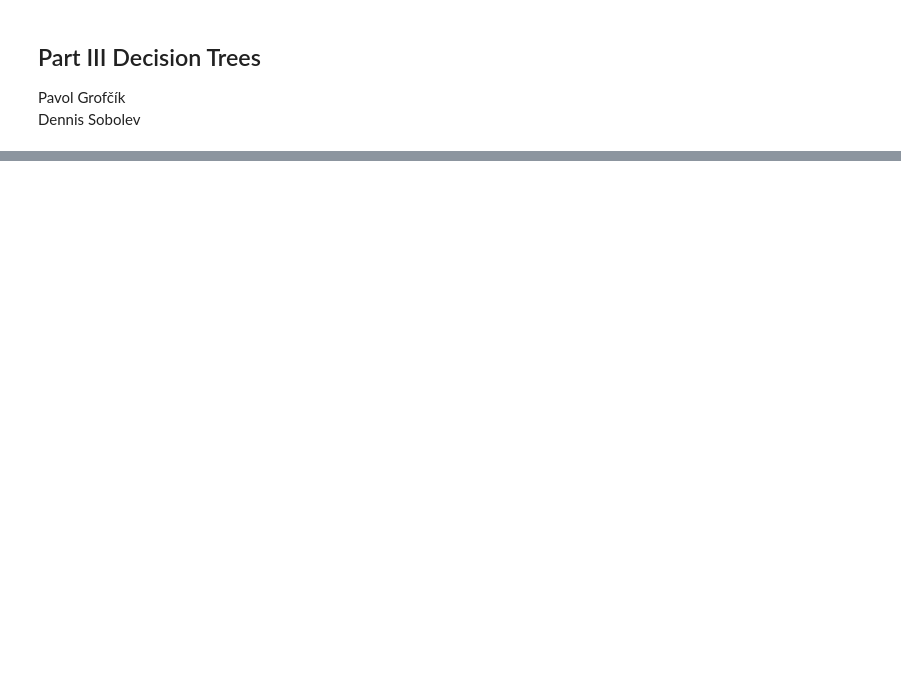
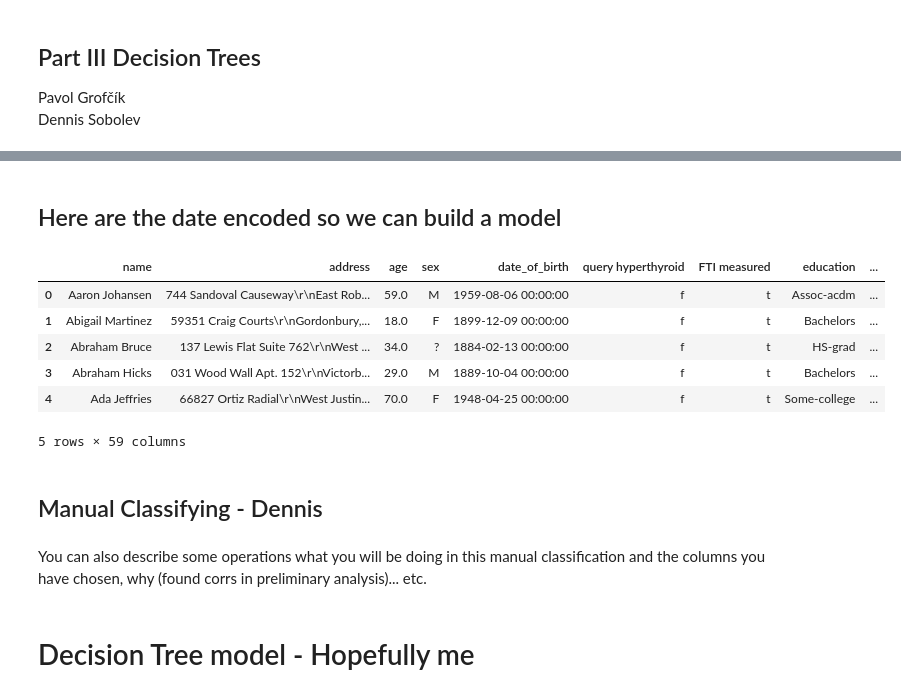
Before and after one commit to PavolGrofcik/INANU, a Jupyter notebook: Decision Trees ML Final.ipynb, the cells around one changed output, grey strips where cells are left out. Saved outputs shown, nothing was run; the diff lists cells and outputs as text; code cells hidden in the pictures; blank space fills up the shorter version.

```diff
--- a/Decision Trees ML Final.ipynb
+++ b/Decision Trees ML Final.ipynb
@@ -44,0 +92,2 @@ ps.dict_values(dictionary={1:"Ahoj", 2:"True"})
+# %%
+df_mean_valid =  pd.merge(df_val_personal,df_val_other, on=["name", "address"], how="inner", sort = True, copy = True)
@@ -44,0 +158,10 @@ ps.dict_values(dictionary={1:"Ahoj", 2:"True"})
+# %%
+#Special king of normalization
+#Stripping the class column for both - train and valid dataset
+df_med["class"] = df_med["class"].str.replace("_","")
+df_med["class"] = df_med["class"].str.replace("|","")
+df_med[["class", "class_num"]] = df_med["class"].str.split(".",expand = True)
+
+df_med_valid["class"] = df_med_valid["class"].str.replace("_","")
+df_med_valid["class"] = df_med_valid["class"].str.replace("|","")
+df_med_valid[["class", "class_num"]] = df_med_valid["class"].str.split(".",expand = True)
@@ -44,0 +285,20 @@ ps.dict_values(dictionary={1:"Ahoj", 2:"True"})
+# %%
+#Selecting columns that will be one-hot encoded
+Labeled_colums = ["sick", "pregnant", "psych", "I131 treatment", "goitre",
+                 "tumor", "class", "thyroid surgery", "sex", "on thyroxine",
+                 "query hyperthyroid", "query hypothyroid"]
+
+#Label encoding for all columns
+for col in Labeled_colums:
+    lbl_encoder = LabelEncoder()
+
+    print(col + " encoded!")
+    df_med[col] = df_med[col].apply(lambda x: str(x))
+    df_med_valid[col] = df_med_valid[col].apply(lambda x: str(x))
+    df_mean[col] = df_mean[col].apply(lambda x: str(x))
+    df_mean_valid[col] = df_mean_valid[col].apply(lambda x: str(x))
+
+    df_med[col + "_en"] = lbl_encoder.fit_transform(df_med[col])
+    df_med_valid[col + "_en"] = lbl_encoder.fit_transform(df_med_valid[col])
+    df_mean[col + "_en"] = lbl_encoder.fit_transform(df_mean[col])
+    df_mean_valid[col + "_en"] = lbl_encoder.fit_transform(df_mean_valid[col])
@@ -44,0 +330,12 @@ ps.dict_values(dictionary={1:"Ahoj", 2:"True"})
+# %% [markdown]
+## Here are the date encoded so we can build a model
+# %%
+df_mean.head()
+# %% [output]
+|  | name | address | age | sex | date_of_birth | query hyperthyroid | FTI measured | education | ... |
+| 0 | Aaron Johansen | 744 Sandoval Causeway\r\nEast Rob... | 59.0 | M | 1959-08-06 00:00:00 | f | t | Assoc-acdm | ... |
+| 1 | Abigail Martinez | 59351 Craig Courts\r\nGordonbury,... | 18.0 | F | 1899-12-09 00:00:00 | f | t | Bachelors | ... |
+| 2 | Abraham Bruce | 137 Lewis Flat Suite 762\r\nWest ... | 34.0 | ? | 1884-02-13 00:00:00 | f | t | HS-grad | ... |
+| 3 | Abraham Hicks | 031 Wood Wall Apt. 152\r\nVictorb... | 29.0 | M | 1889-10-04 00:00:00 | f | t | Bachelors | ... |
+| 4 | Ada Jeffries | 66827 Ortiz Radial\r\nWest Justin... | 70.0 | F | 1948-04-25 00:00:00 | f | t | Some-college | ... |
+5 rows × 59 columns
@@ -44,0 +347,6 @@ ps.dict_values(dictionary={1:"Ahoj", 2:"True"})
+# %% [markdown]
+## Manual Classifying - Dennis
+# %% [markdown]
+You can also describe some operations what you will be doing in this manual classification and the columns you have chosen, why (found corrs in preliminary analysis)... etc.
+# %% [markdown]
+# Decision Tree model - Hopefully me
```
Also changed, not shown: parts of 38 cells of this notebook, 3 other files.
